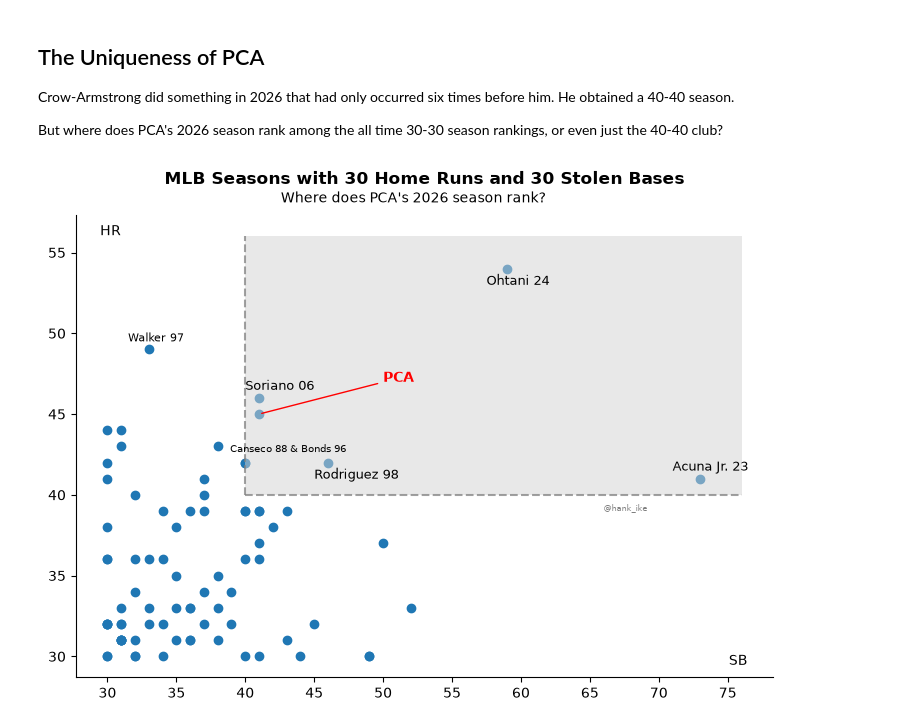
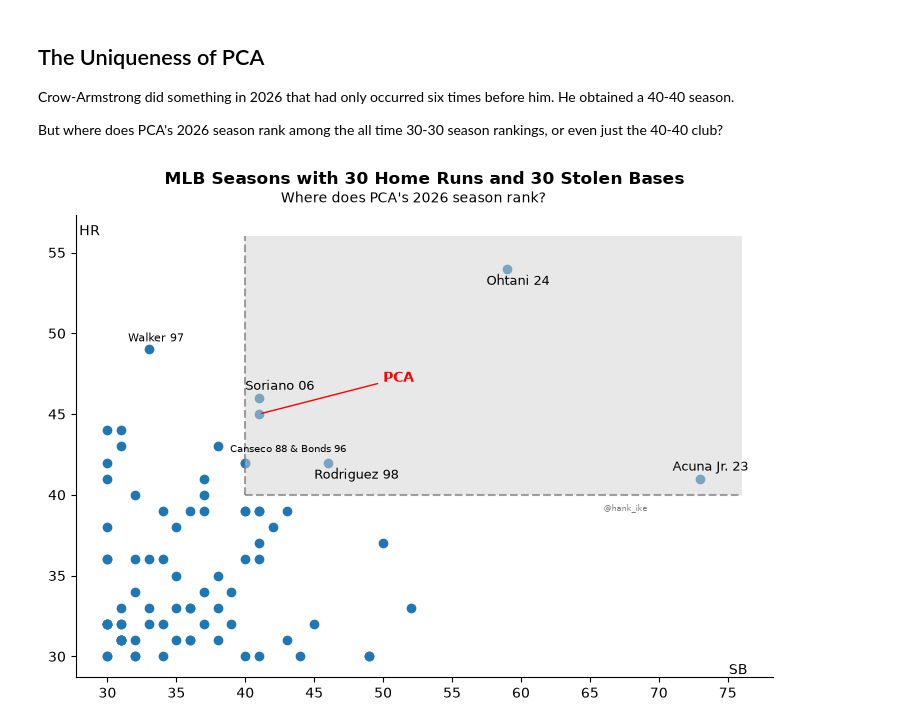
Before and after one commit to hankike/bsb_visualization, a Jupyter notebook: thirty_thrity.ipynb, the cells around one changed output. Cells and saved outputs as stored; diff of their text form; code cells hidden in the pictures.

```diff
--- a/thirty_thrity.ipynb
+++ b/thirty_thrity.ipynb
@@ -40,8 +40,8 @@ plt.ylabel('HR', rotation=0)
 
 ax = plt.gca()
 
-ax.xaxis.set_label_coords(0.95, 0.05)
-ax.yaxis.set_label_coords(0.05, 0.95)
+ax.xaxis.set_label_coords(0.95, 0.03)
+ax.yaxis.set_label_coords(0.02, 0.95)
 
 plt.xticks(range(30, 76, 5))
 plt.yticks(range(30, 56, 5))
@@ -78,31 +78,31 @@ ax.add_patch(
         edgecolor='none'
     )
 )
 
 ax.text(38.9, 42.65, 'Canseco 88 & Bonds 96', fontsize=7.5, color='black')
 ax.text(45, 41, 'Rodriguez 98', fontsize=9, color='black')
 ax.text(40, 46.5, 'Soriano 06', fontsize=9, color='black')
 
 # PCA label with line pointing to the point
 ax.annotate(
     'PCA',
     xy=(41, 45),          # actual PCA point
     xytext=(50, 47), # location of PCA text
     fontsize=10,
     color='red',
     fontweight='bold',
     arrowprops=dict(
         arrowstyle='-',
         color='red',
         linewidth=1
     )
 )
 
 ax.text(57.5, 53, 'Ohtani 24', fontsize=9, color='black')
 ax.text(71, 41.5, 'Acuna Jr. 23', fontsize=9, color='black')
 ax.text(31.5, 49.5, 'Walker 97', fontsize=8, color='black')
 ax.text(66, 39, '@hank_ike', fontsize=6, color='black', alpha=0.5)
 
 plt.show()
 # %% [output]
-[figure, old version]
+[figure, new version]
```
